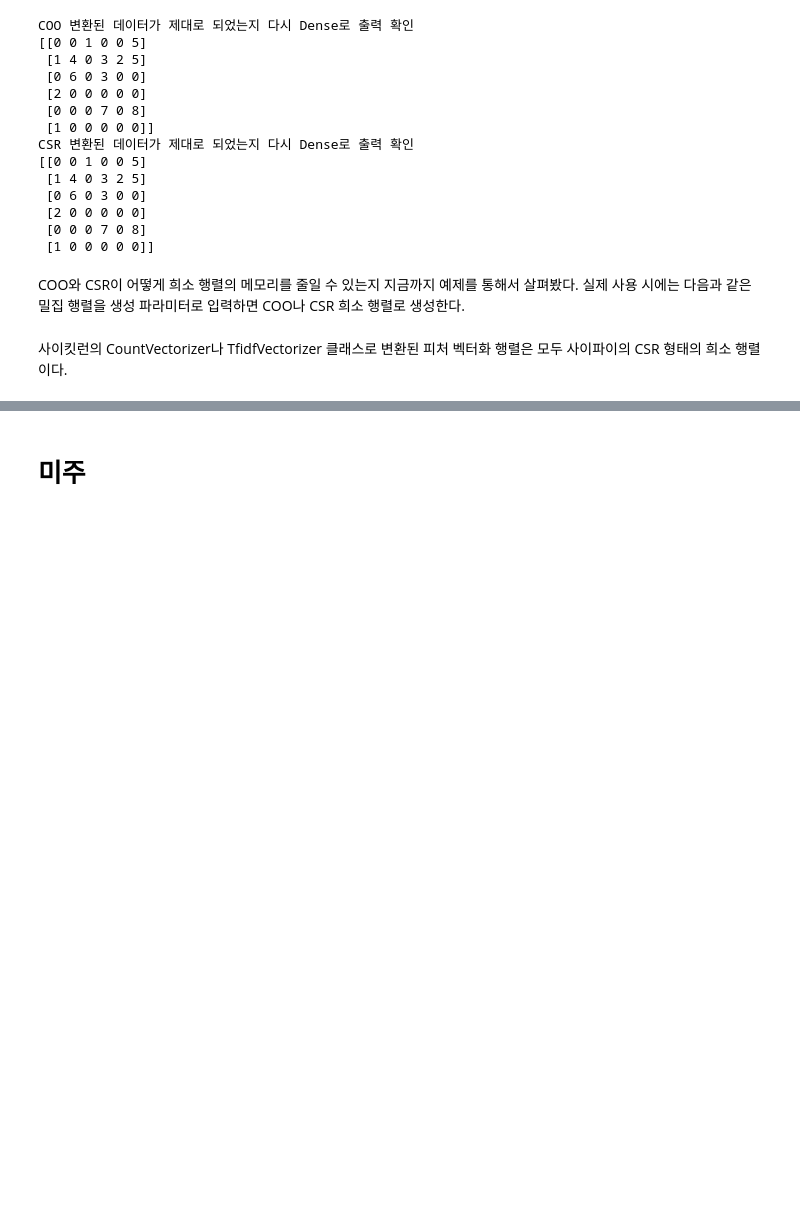
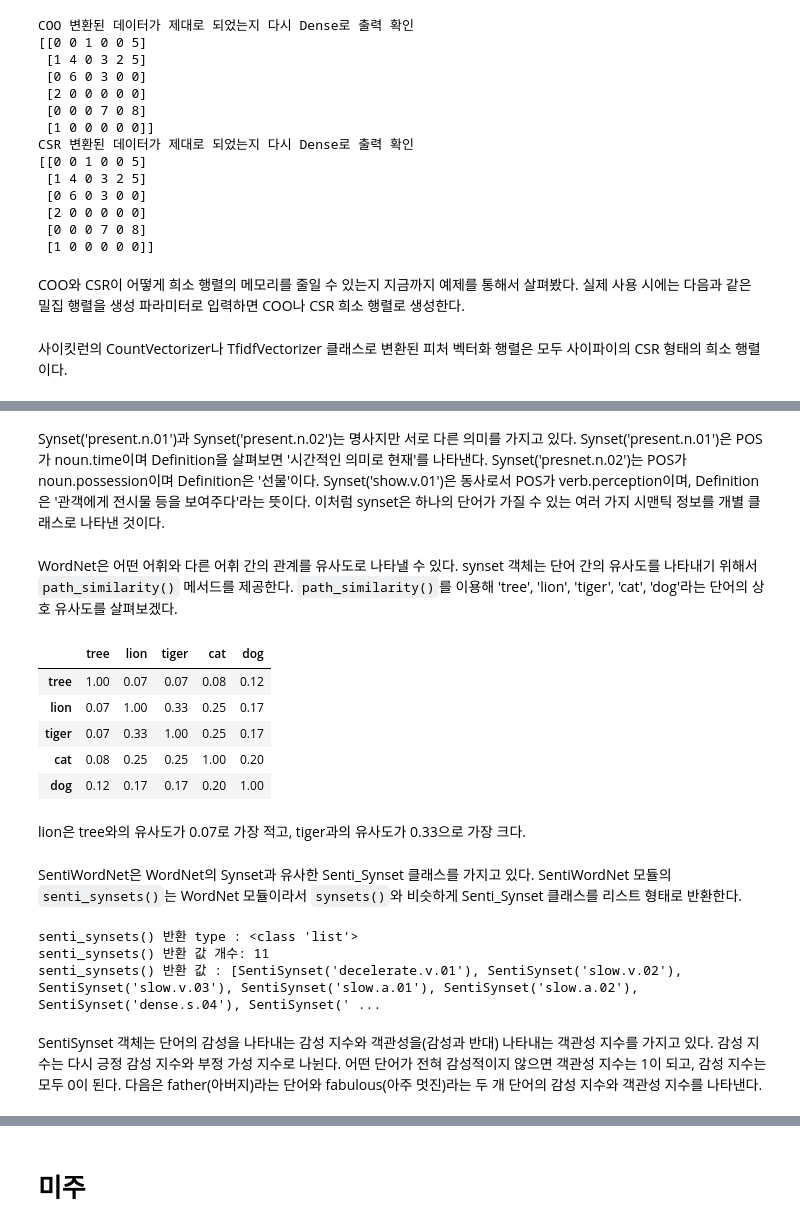
Before and after one commit to Sameta-cani/jwork, a Jupyter notebook: Text Analysis.ipynb, the cells around one changed output, grey strips where cells are left out. Drawn from its saved outputs; the diff is of its cells as text; code cells hidden in the pictures; blank space fills up the shorter version.

```diff
--- a/Text Analysis.ipynb
+++ b/Text Analysis.ipynb
@@ -726,0 +942,50 @@ csr = sparse.csr_matrix(dense3)
+# %% [markdown]
+Synset('present.n.01')과 Synset('present.n.02')는 명사지만 서로 다른 의미를 가지고 있다. Synset('present.n.01')은 POS가 noun.time이며 Definition을 살펴보면 '시간적인 의미로 현재'를 나타낸다. Synset('presnet.n.02')는 POS가 noun.possession이며 Definition은 '선물'이다. Synset('show.v.01')은 동사로서 POS가 verb.perception이며, Definition은 '관객에게 전시물 등을 보여주다'라는 뜻이다. 이처럼 synset은 하나의 단어가 가질 수 있는 여러 가지 시맨틱 정보를 개별 클래스로 나타낸 것이다.
+# %% [markdown]
+WordNet은 어떤 어휘와 다른 어휘 간의 관계를 유사도로 나타낼 수 있다. synset 객체는 단어 간의 유사도를 나타내기 위해서 <code>path_similarity()</code> 메서드를 제공한다. <code>path_similarity()</code>를 이용해 'tree', 'lion', 'tiger', 'cat', 'dog'라는 단어의 상호 유사도를 살펴보겠다.
+# %%
+# synset 객체를 단어별로 생성한다.
+tree = wn.synset('tree.n.01')
+lion = wn.synset('lion.n.01')
+tiger = wn.synset('tiger.n.02')
+cat = wn.synset('cat.n.01')
+dog = wn.synset('dog.n.01')
+
+entities = [tree, lion, tiger, cat, dog]
+similarities = []
+entity_names = [entity.name().split('.')[0] for entity in entities]
+
+# 단어별로 synset을 반복하면서 다른 단어의 synset과 유사도를 측정한다.
+for entity in entities:
+    similarity = [round(entity.path_similarity(compared_entity), 2)
+                  for compared_entity in entities]
+    similarities.append(similarity)
+
+# 개별 단어별 synset과 다른 단어의 synset과의 유사도를 DataFrame 형태로 저장한다.
+similarity_df = pd.DataFrame(similarities, columns=entity_names, index=entity_names)
+similarity_df
+# %% [output]
+|  | tree | lion | tiger | cat | dog |
+| tree | 1.00 | 0.07 | 0.07 | 0.08 | 0.12 |
+| lion | 0.07 | 1.00 | 0.33 | 0.25 | 0.17 |
+| tiger | 0.07 | 0.33 | 1.00 | 0.25 | 0.17 |
+| cat | 0.08 | 0.25 | 0.25 | 1.00 | 0.20 |
+| dog | 0.12 | 0.17 | 0.17 | 0.20 | 1.00 |
+# %% [markdown]
+lion은 tree와의 유사도가 0.07로 가장 적고, tiger과의 유사도가 0.33으로 가장 크다.
+# %% [markdown]
+SentiWordNet은 WordNet의 Synset과 유사한 Senti_Synset 클래스를 가지고 있다. SentiWordNet 모듈의 <code>senti_synsets()</code>는 WordNet 모듈이라서 <code>synsets()</code>와 비슷하게 Senti_Synset 클래스를 리스트 형태로 반환한다.
+# %%
+import nltk
+from nltk.corpus import sentiwordnet as swn
+
+senti_synsets = list(swn.senti_synsets('slow'))
+print('senti_synsets() 반환 type :', type(senti_synsets))
+print('senti_synsets() 반환 값 개수:', len(senti_synsets))
+print('senti_synsets() 반환 값 :', senti_synsets)
+# %% [output]
+senti_synsets() 반환 type : <class 'list'>
+senti_synsets() 반환 값 개수: 11
+senti_synsets() 반환 값 : [SentiSynset('decelerate.v.01'), SentiSynset('slow.v.02'), SentiSynset('slow.v.03'), SentiSynset('slow.a.01'), SentiSynset('slow.a.02'), SentiSynset('dense.s.04'), SentiSynset(' ...
+# %% [markdown]
+SentiSynset 객체는 단어의 감성을 나타내는 감성 지수와 객관성을(감성과 반대) 나타내는 객관성 지수를 가지고 있다. 감성 지수는 다시 긍정 감성 지수와 부정 가성 지수로 나뉜다. 어떤 단어가 전혀 감성적이지 않으면 객관성 지수는 1이 되고, 감성 지수는 모두 0이 된다. 다음은 father(아버지)라는 단어와 fabulous(아주 멋진)라는 두 개 단어의 감성 지수와 객관성 지수를 나타낸다.
```
Also changed, not shown: parts of 112 cells of this notebook, 3 other files.
